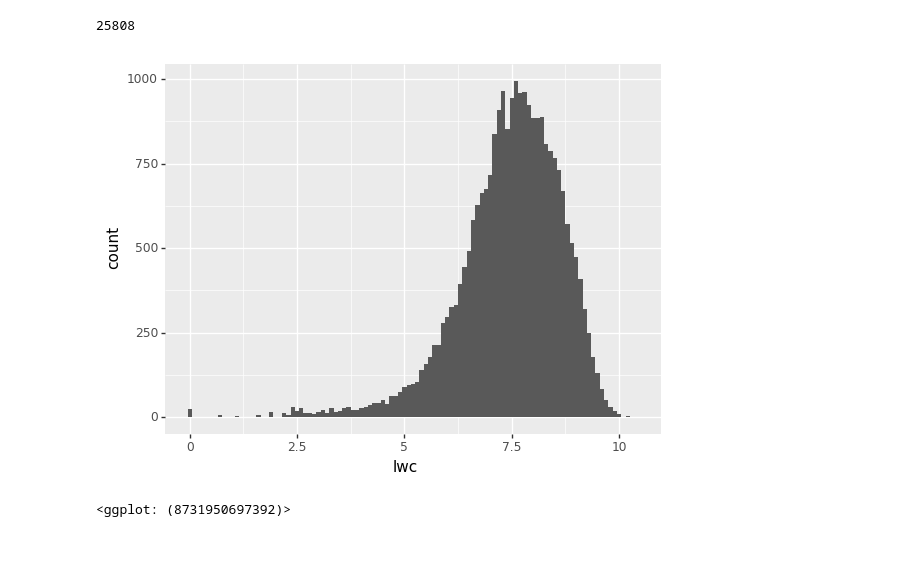
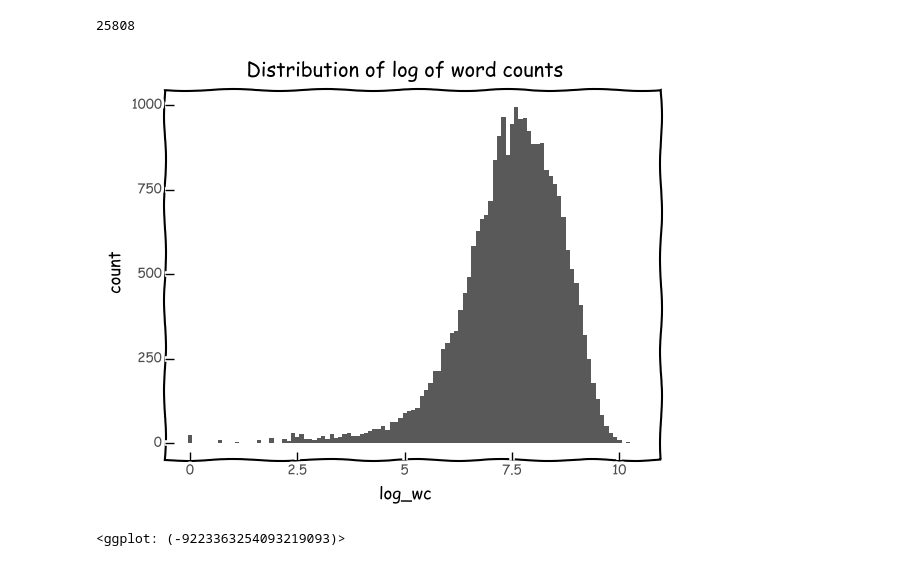
Before and after one commit to ijirdeh5/qanta-codalab, a Jupyter notebook: src/qanta/obscurity/EDA.ipynb, the cells around one changed output. Cells and saved outputs as stored; diff of their text form; code cells hidden in the pictures.

```diff
--- a/src/qanta/obscurity/EDA.ipynb
+++ b/src/qanta/obscurity/EDA.ipynb
@@ -14,14 +14,16 @@ print(len(x))
 df = pd.DataFrame({
     'wc': x
 })
-df['lwc'] = df['wc'].apply(np.log)
+df['log_wc'] = df['wc'].apply(np.log)
 # %% [output]
 25808
 # %%
 (
-    ggplot(df, aes('lwc'))
+    ggplot(df, aes('log_wc'))
     + geom_histogram()
+    + ggtitle('Distribution of log of word counts')
+    + theme_xkcd()
 )
 # %% [output]
-[figure, old version]
+[figure, new version]
-<ggplot: (8731950697392)>
+<ggplot: (-9223363254093219093)>
```
